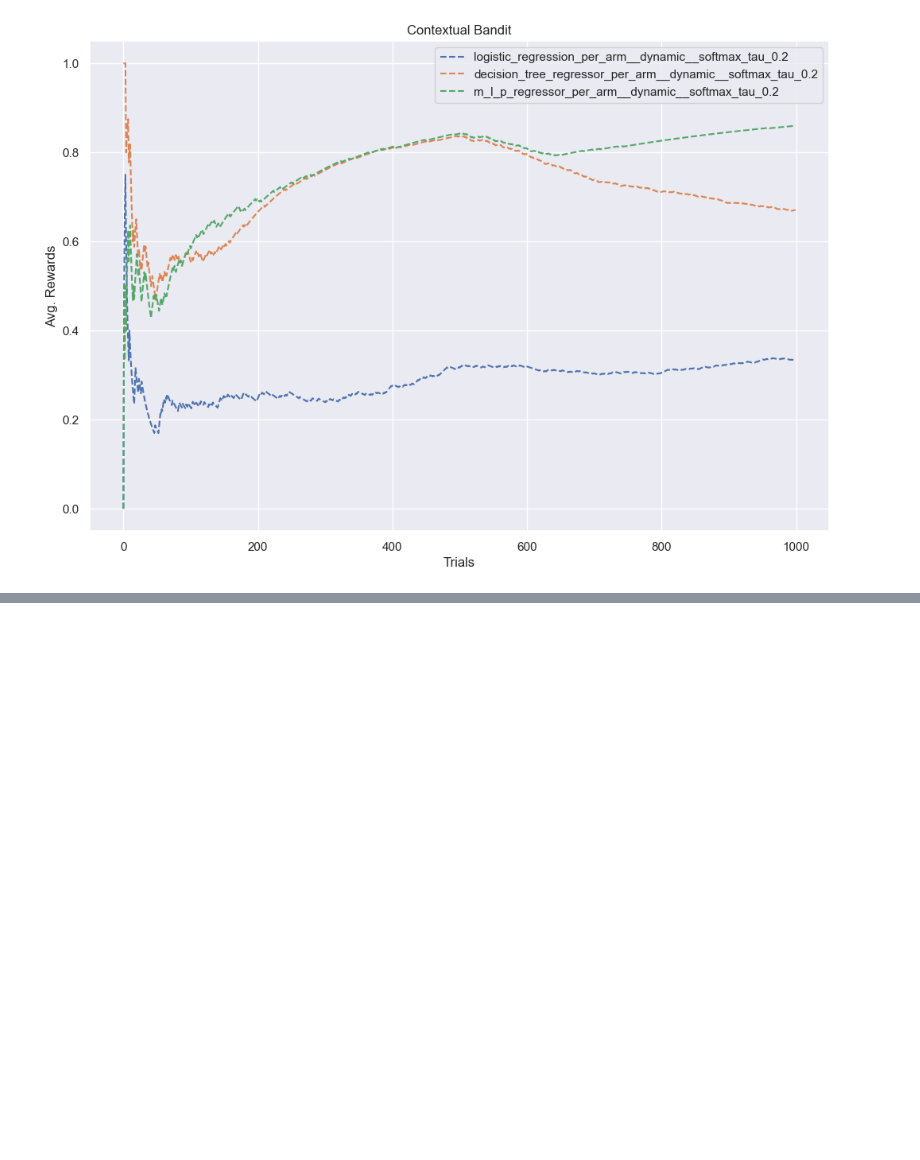
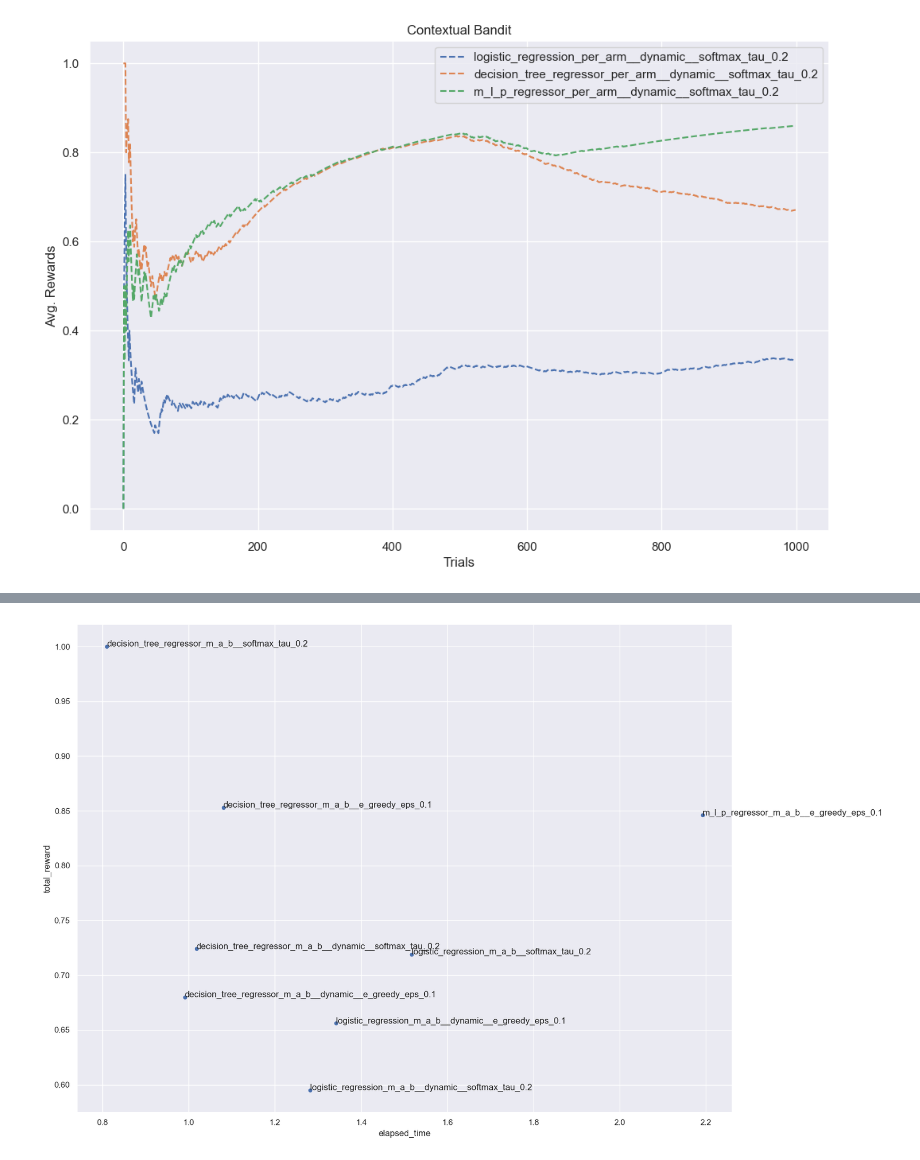
Before and after one commit to alextanhongpin/python-bandit, a Jupyter notebook: 12_modular.ipynb, the cells around one changed output, grey strips where cells are left out. Saved outputs shown, nothing was run; the diff lists cells and outputs as text; code cells hidden in the pictures; blank space fills up the shorter version.

```diff
--- a/12_modular.ipynb
+++ b/12_modular.ipynb
@@ -297,0 +303,21 @@ plot("per_arm", "softmax", "dynamic")
+# %%
+import json
+
+with open("contextual_bandit.json", "r") as f:
+    data = json.load(f)
+# %%
+%matplotlib inline
+import pandas as pd
+
+df = pd.DataFrame(data).T
+x, y = "elapsed_time", "total_reward"
+df[y] /= N
+# Less than 2.5 seconds, but more than half the rewards.
+df = df[(df[x] < 2.5) & (df[y] > 0.5)]
+ax = df.plot.scatter(x=x, y=y, figsize=(16, 12))
+
+# Add text to each point
+for _, row in df.iterrows():
+    ax.text(row[x], row[y], row.name, fontsize=12)
+# %% [output]
+[figure, added]
```
Also changed, not shown: parts of 3 cells of this notebook, 5 other files.
